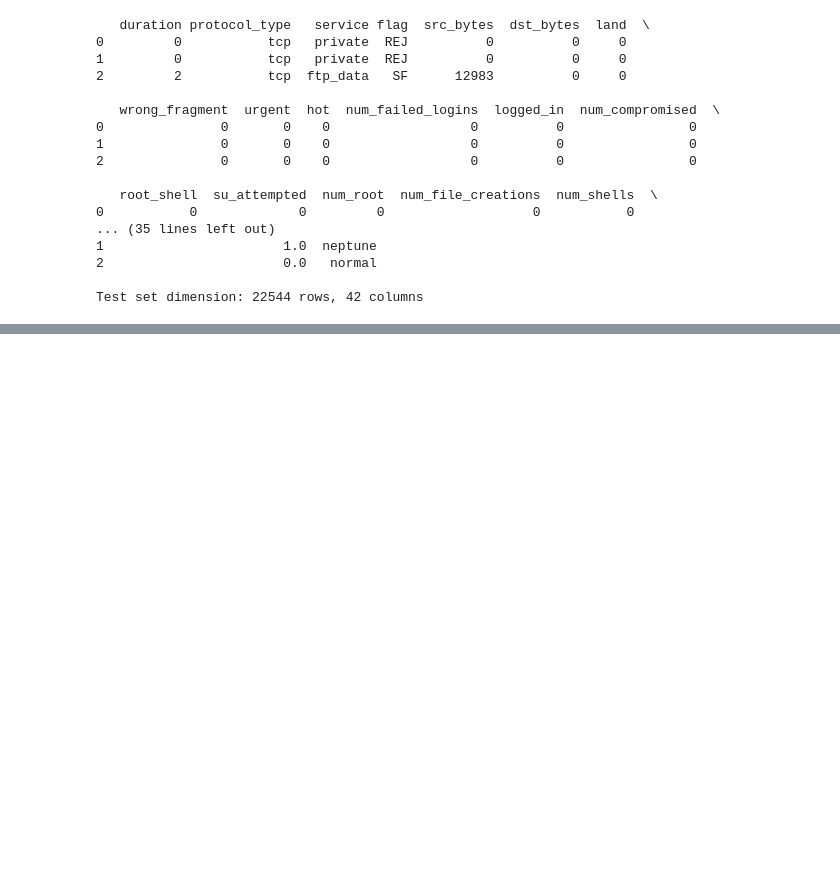
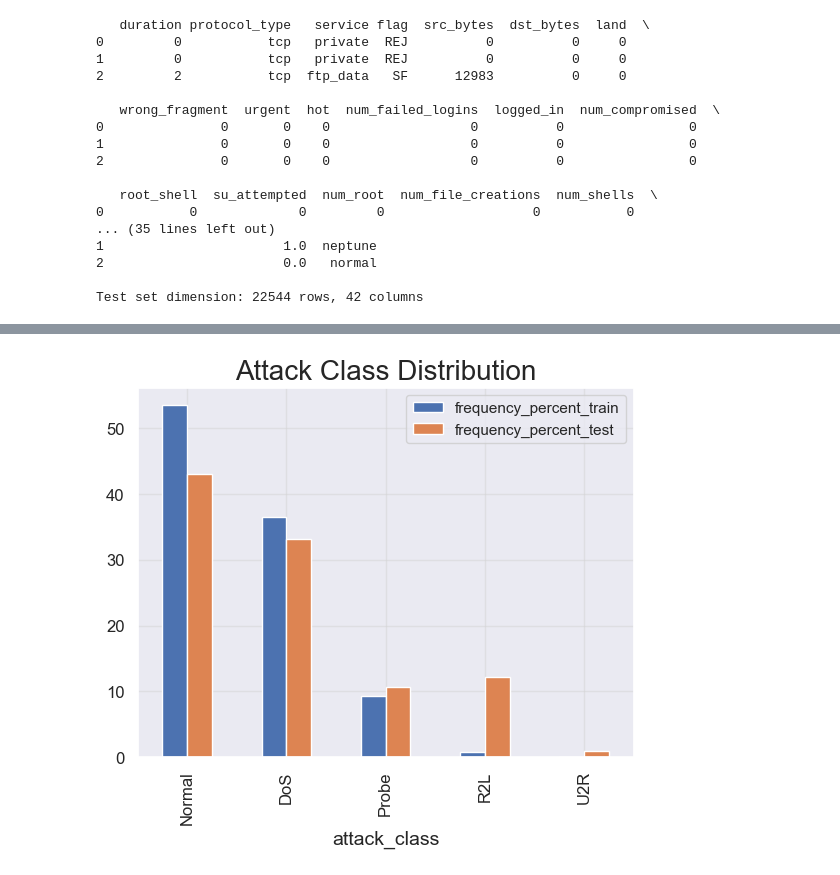
Before and after one commit to chibuezedev/AutoDetect, a Jupyter notebook: model.ipynb, the cells around one changed output, grey strips where cells are left out. Drawn from its saved outputs; the diff is of its cells as text; code cells hidden in the pictures; blank space fills up the shorter version.

```diff
--- a/model.ipynb
+++ b/model.ipynb
@@ -90,0 +108,8 @@ Data Processing for NSL-KDD Dataset
+# %%
+# Apply attack class mappings to the dataset
+train_data['attack_class'] = train_data['attack'].apply(lambda v: mapping[v])
+test_data['attack_class'] = test_data['attack'].apply(lambda v: mapping[v])
+# %%
+# Drop attack field from both train and test data
+train_data.drop(['attack'], axis=1, inplace=True)
+test_data.drop(['attack'], axis=1, inplace=True)
@@ -90,0 +148,13 @@ Data Processing for NSL-KDD Dataset
+# %%
+# num_outbound_cmds' field has all 0 values. Hence, it will be removed from both train and test dataset since it is a redundant field.
+train_data.drop(['num_outbound_cmds'], axis=1, inplace=True)
+test_data.drop(['num_outbound_cmds'], axis=1, inplace=True)
+# %%
+# Attack Class Distribution
+attack_class_freq_train = train_data[['attack_class']].apply(lambda x: x.value_counts())
+attack_class_freq_test = test_data[['attack_class']].apply(lambda x: x.value_counts())
+attack_class_freq_train['frequency_percent_train'] = round((100 * attack_class_freq_train / attack_class_freq_train.sum()),2)
+attack_class_freq_test['frequency_percent_test'] = round((100 * attack_class_freq_test / attack_class_freq_test.sum()),2)
+
+attack_class_dist = pd.concat([attack_class_freq_train,attack_class_freq_test], axis=1)
+attack_class_dist
@@ -90,0 +169,7 @@ Data Processing for NSL-KDD Dataset
+# %%
+# Attack class bar plot
+plot = attack_class_dist[['frequency_percent_train', 'frequency_percent_test']].plot(kind="bar");
+plot.set_title("Attack Class Distribution", fontsize=20);
+plot.grid(color='lightgray', alpha=0.5);
+# %% [output]
+[figure, added]
```
Also changed, not shown: parts of 31 cells of this notebook.
